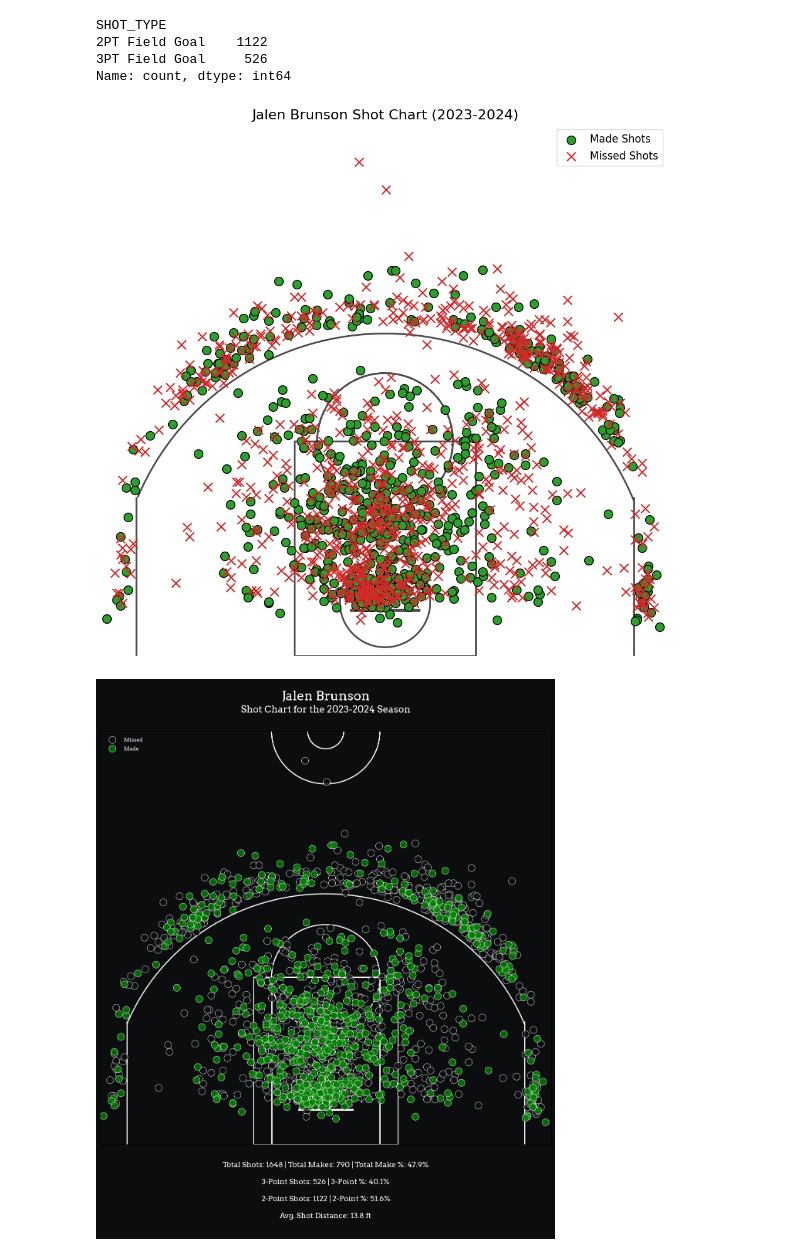
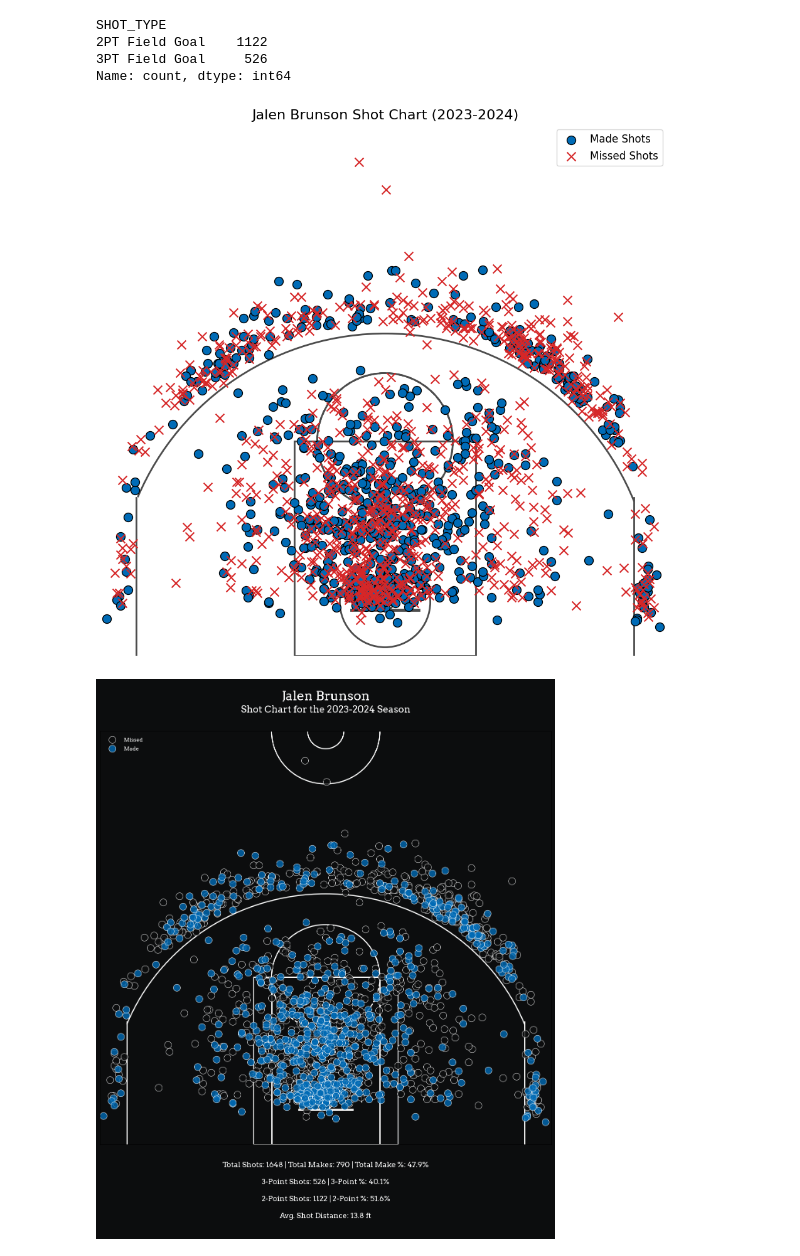
Before and after one commit to daniel-nis/nba-shot-charts, a Jupyter notebook: charts-notebook.ipynb, the cells around one changed output. Drawn from its saved outputs; the diff is of its cells as text; code cells hidden in the pictures.

Commit message:
made scatter plot points = team color

```diff
--- a/charts-notebook.ipynb
+++ b/charts-notebook.ipynb
@@ -11,6 +45,18 @@ import matplotlib.patches as patches
 player_name = "Jalen Brunson"
 player_info = players.find_players_by_full_name(player_name)
 player_id = player_info[0]['id']
+# %%
+#Get team from player ID
+career = playercareerstats.PlayerCareerStats(player_id)
+#print(career.get_data_frames()[0])
+player_team_id = career.get_data_frames()[0]['TEAM_ID'][len(career.get_data_frames()[0])-1]
+#print(career.get_data_frames()[0]['SEASON_ID'][len(career.get_data_frames()[0])-1])
+
+# Fetch the team information using the team ID
+team_info = teams.get_teams()
+team_name = [team for team in team_info if team['id'] == player_team_id][0]['full_name']
+#print(f"{team_name=}")  # Get the full team name
+#team_color = team_colors[team_name]
 # %%
 # Fetch shot data for the 2023-24 NBA season
 shot_data = shotchartdetail.ShotChartDetail(
@@ -66,6 +112,7 @@ point_average_distance = round(point_average_distance, 1)
 # %%
 # Define styles for the plot
 background_color = "#0C0D0E"
+team_color = team_colors[team_name]
 
 # TODO: change font
 import matplotlib.font_manager as font_manager
@@ -140,7 +187,7 @@ fig, ax = plt.subplots(figsize=(12, 11))
 draw_colored_court(ax)
 
 # Plot made shots (green circles)
-ax.scatter(made_shots['LOC_X'], made_shots['LOC_Y'], c='#2ca02c', marker='o', s=100, edgecolors='black', label='Made Shots', zorder=2)
+ax.scatter(made_shots['LOC_X'], made_shots['LOC_Y'], c=team_color, marker='o', s=100, edgecolors='black', label='Made Shots', zorder=2)
 
 # Plot missed shots (red crosses)
 ax.scatter(missed_shots['LOC_X'], missed_shots['LOC_Y'], c='#d62728', marker='x', s=100, edgecolors='black', label='Missed Shots', zorder=2)
@@ -152,7 +199,7 @@ ax.legend(loc='upper right', fontsize=12)
 # Show the plot
 plt.show()
 # %% [output]
-[figure, old version]
+[figure, new version]
 # %%
 def draw_court(ax=None, color='white', lw=2):
     if ax is None:
@@ -212,7 +259,7 @@ made_shots = shot_df[shot_df['SHOT_MADE_FLAG'] == 1]
 missed_shots = shot_df[shot_df['SHOT_MADE_FLAG'] == 0]
 
 ax.scatter(missed_shots['LOC_X'], missed_shots['LOC_Y'], c=background_color, s=170, alpha=0.8, linewidths=0.8, edgecolors='white', zorder=2, label='Missed')
-ax.scatter(made_shots['LOC_X'], made_shots['LOC_Y'], c='green', s=170, alpha=0.8, linewidths=0.8, edgecolors='white', zorder=2, label='Made')
+ax.scatter(made_shots['LOC_X'], made_shots['LOC_Y'], c=team_color, s=170, alpha=0.8, linewidths=0.8, edgecolors='white', zorder=2, label='Made')
 
 # Customize the shot chart axis
 ax.set_facecolor(background_color)
@@ -225,31 +272,31 @@ ax.set_yticks([])
 legend = ax.legend(loc='upper left', fontsize=12, frameon=False)
 for text in legend.get_texts():
     text.set_color('white')
     text.set_fontproperties(font_props)
 
 # Create a separate axis for the title (just above the shot chart)
 ax_title = fig.add_axes([0.1, 1.0, 0.8, 0.1])  # (left, bottom, width, height)
 ax_title.set_axis_off()  # Hide the axis box
 
 # Add title and subtitle
 ax_title.text(0.5, 0.6, f"{player_name}", fontproperties=font_props, fontsize=24, ha='center', color='white', fontweight='bold')
 ax_title.text(0.5, 0.3, "Shot Chart for the 2023-2024 Season", fontproperties=font_props, fontsize=18, ha='center', color='white')
 
 # Create a separate axis for statistics (just below the shot chart)
 ax_stats = fig.add_axes([0.1, -0.2, 0.8, 0.2])  # (left, bottom, width, height)
 ax_stats.set_axis_off()  # Hide the axis box
 
 # Add statistics
 ax_stats.text(0.5, 0.8, f"Total Shots: {total_shots} | Total Makes: {total_makes} | Total Make %: {total_make_percentage:.1%}",
               fontproperties=font_props, fontsize=14, ha='center', color='white')
 ax_stats.text(0.5, 0.6, f"3-Point Shots: {three_point_shots.shape[0]} | 3-Point %: {threes_percent}",
               fontproperties=font_props, fontsize=14, ha='center', color='white')
 ax_stats.text(0.5, 0.4, f"2-Point Shots: {two_point_shots.shape[0]} | 2-Point %: {twos_percent}",
               fontproperties=font_props, fontsize=14, ha='center', color='white')
 ax_stats.text(0.5, 0.2, f"Avg. Shot Distance: {point_average_distance} ft",
               fontproperties=font_props, fontsize=14, ha='center', color='white')
 
 plt.tight_layout()
 plt.show()
 # %% [output]
-[figure, old version]
+[figure, new version]
```
Also changed, not shown: parts of 2 cells of this notebook.
